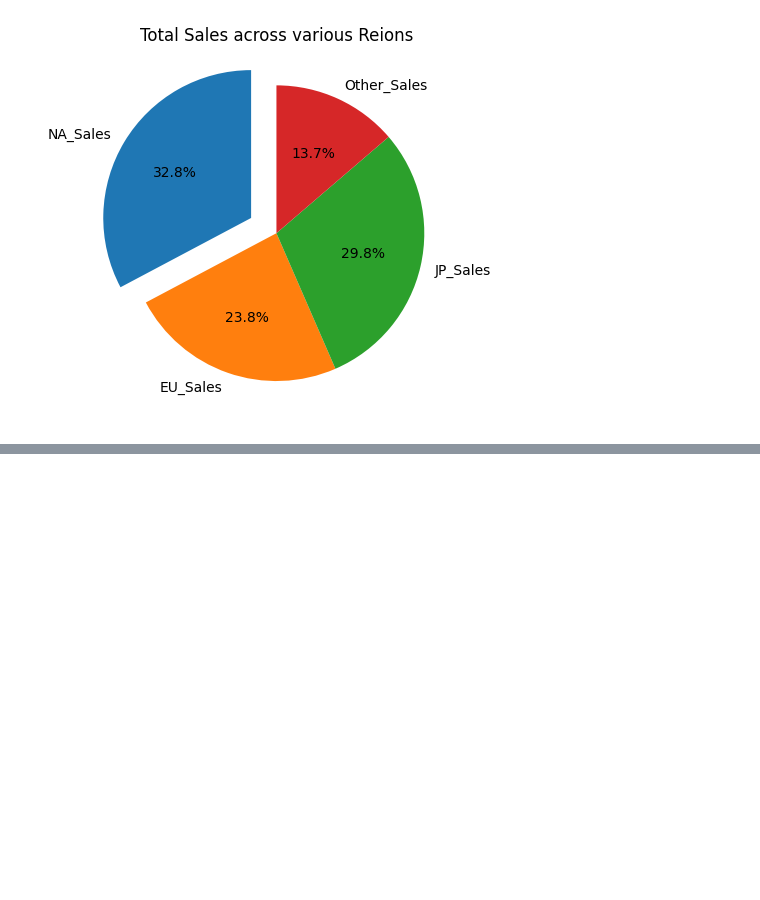
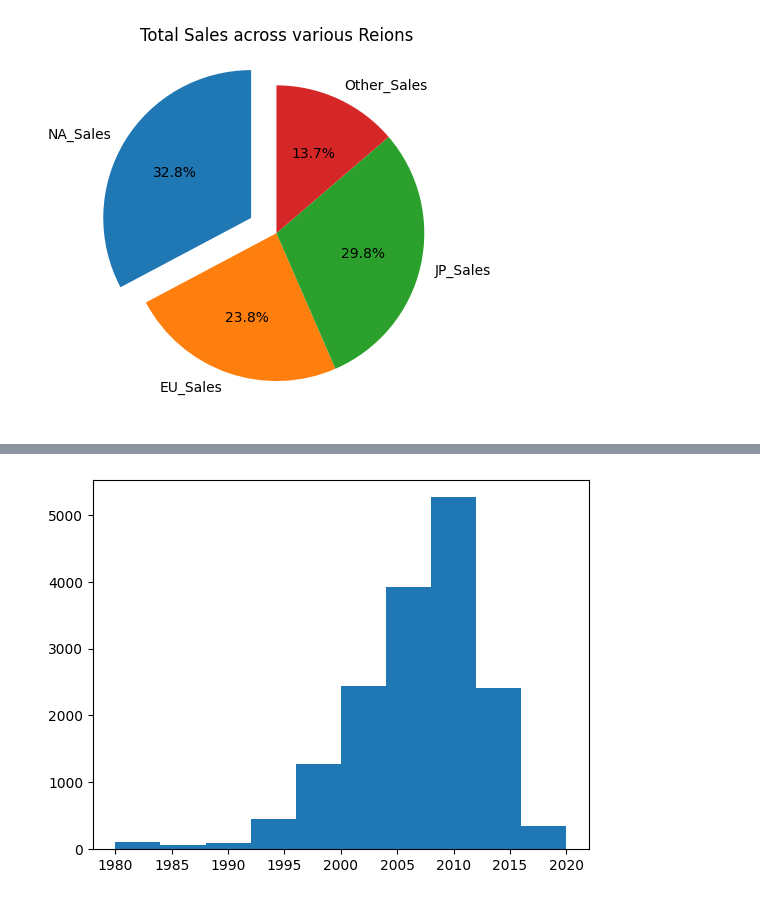
Before and after one commit to Akshay-Dharmik7/Matplotlib-Tutorial, a Jupyter notebook: 08_practice.ipynb, the cells around one changed output, grey strips where cells are left out. Saved outputs shown, nothing was run; the diff lists cells and outputs as text; code cells hidden in the pictures; blank space fills up the shorter version.

```diff
--- a/08_practice.ipynb
+++ b/08_practice.ipynb
@@ -154,0 +171,5 @@ plt.show()
+# %%
+plt.hist(data['Year'], bins=10)
+plt.show()
+# %% [output]
+[figure, added]
```
Also changed, not shown: parts of 17 cells of this notebook.
